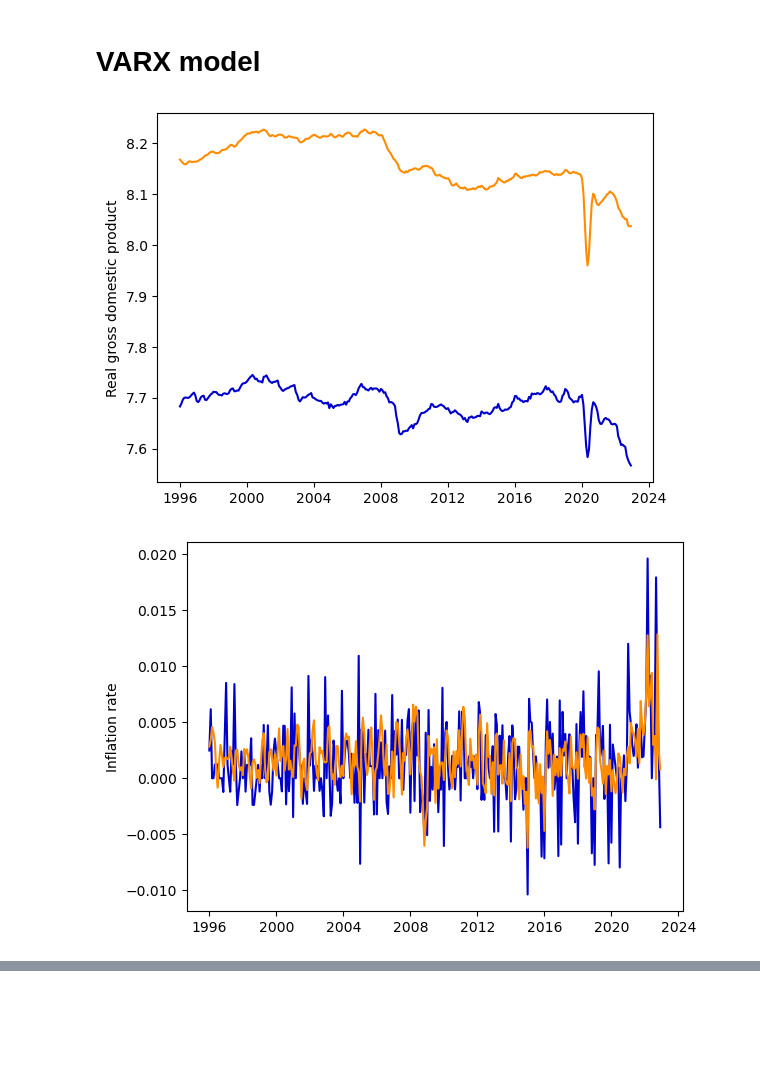
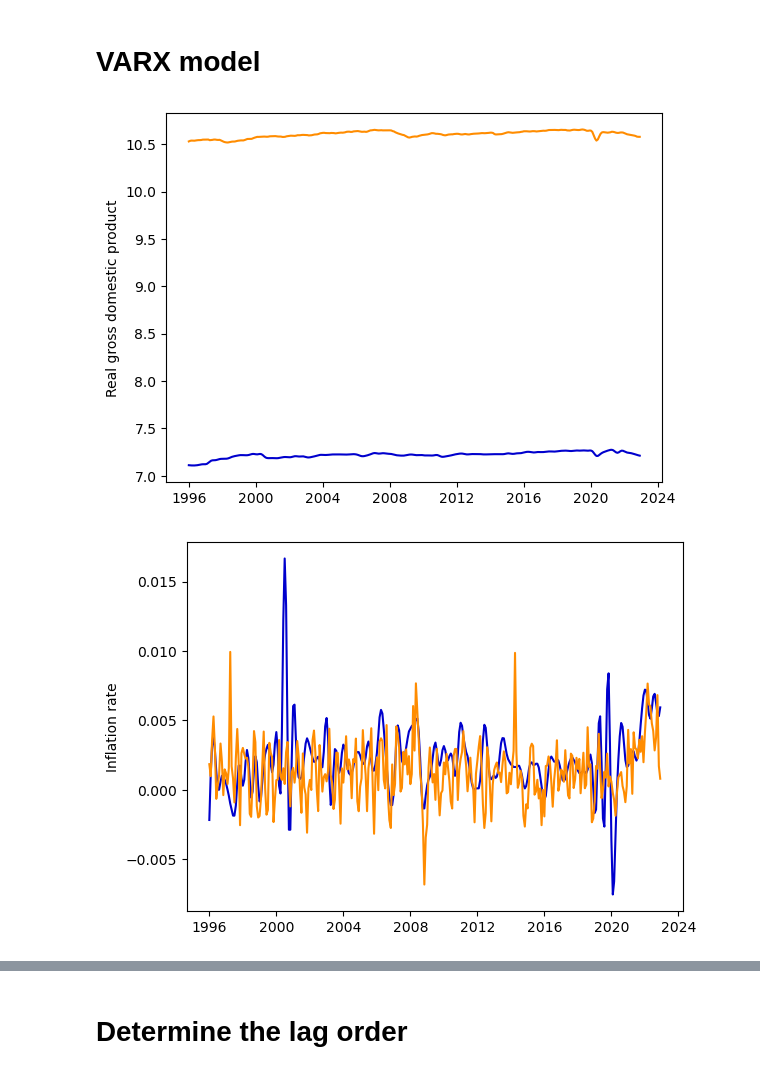
Before and after one commit to JochemvdBosch/GVAR_modeling, a Jupyter notebook: GVAR_code.ipynb, the cells around one changed output, grey strips where cells are left out. Drawn from its saved outputs; the diff is of its cells as text; code cells hidden in the pictures; blank space fills up the shorter version.

```diff
--- a/GVAR_code.ipynb
+++ b/GVAR_code.ipynb
@@ -15,6 +16,9 @@ path = "/Users/joche/Documents/GitHub/GVAR_modeling/"
 # Import all data for different variables
 variable_list_raw = ['GDP', 'CPI','long_int','short_int','exch_rate','CPI_lag']
 df_variable_raw = pd.read_excel(path + "Variable_data.xlsx",index_col=0, sheet_name=variable_list_raw)
+
+# To prevent LinAlg errors:
+df_variable_raw['exch_rate'].loc["United States"] += np.random.normal(0,0.01,df_variable_raw['exch_rate'].shape[1])
 df_variable = {}
 
 # Transformating the data
@@ -137,18 +141,18 @@ df_trade
 # VARX model
 # %%
 # Define the country
-country = 'Germany'
+country = 'Australia'
 
 # Define the x_it and x_star for a country
 x_it = df[country].T
 x_star = sum(df[foreign_country].T * df_trade.loc[country][foreign_country] for foreign_country in country_list)
 
 # Plot x_it and x_star for every variable
 for i in range(len(variable_list)):
     sns.lineplot(x_it[variable_list[i]],c='mediumblue')
     sns.lineplot(x_star[variable_list[i]],c='darkorange')
     plt.ylabel(ext_variable_list[i])
     plt.show()
 # %% [output]
-[figure, old version]
+[figure, new version]
-[figure, old version]
+[figure, new version]
@@ -157,0 +162,2 @@ for i in range(len(variable_list)):
+# %% [markdown]
+# Determine the lag order
```
Also changed, not shown: parts of 15 cells of this notebook.
